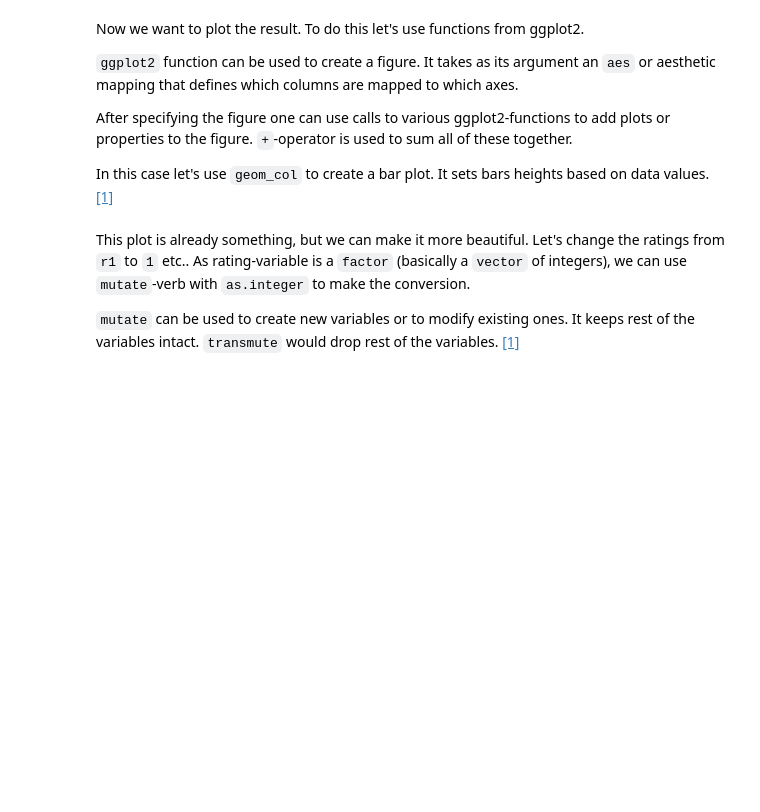
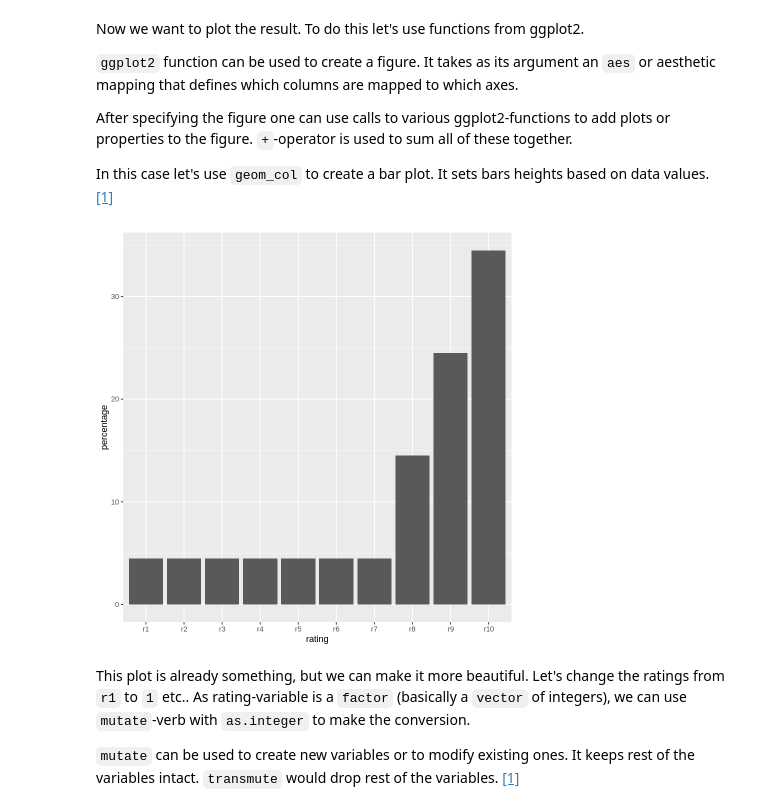
Before and after one commit to AaltoSciComp/python-r-data-analysis-course, a Jupyter notebook: r/01_Introduction_to_R.ipynb, the cells around one changed output. Saved outputs shown, nothing was run; the diff lists cells and outputs as text; code cells hidden in the pictures; blank space fills up the shorter version.

```diff
--- a/r/01_Introduction_to_R.ipynb
+++ b/r/01_Introduction_to_R.ipynb
@@ -204,10 +304,12 @@ In this case let's use `geom_col` to create a bar plot. It sets bars heights bas
 # %%
 movies %>%
     filter(title == 'Matrix, The') %>%
-    select(num_range('r',1:10)) %>%
+    select(r1:r10) %>%
     gather(key='rating',value='percentage',factor_key=T) %>%
     ggplot(aes(x=rating,y=percentage)) +
             geom_col()
+# %% [output]
+[figure, added]
 # %% [markdown]
 This plot is already something, but we can make it more beautiful. Let's change the ratings from `r1` to `1` etc.. As rating-variable is a `factor` (basically a `vector` of integers), we can use `mutate`-verb with `as.integer` to make the conversion.
 
```
Also changed, not shown: parts of 27 cells of this notebook, 1 other file.
